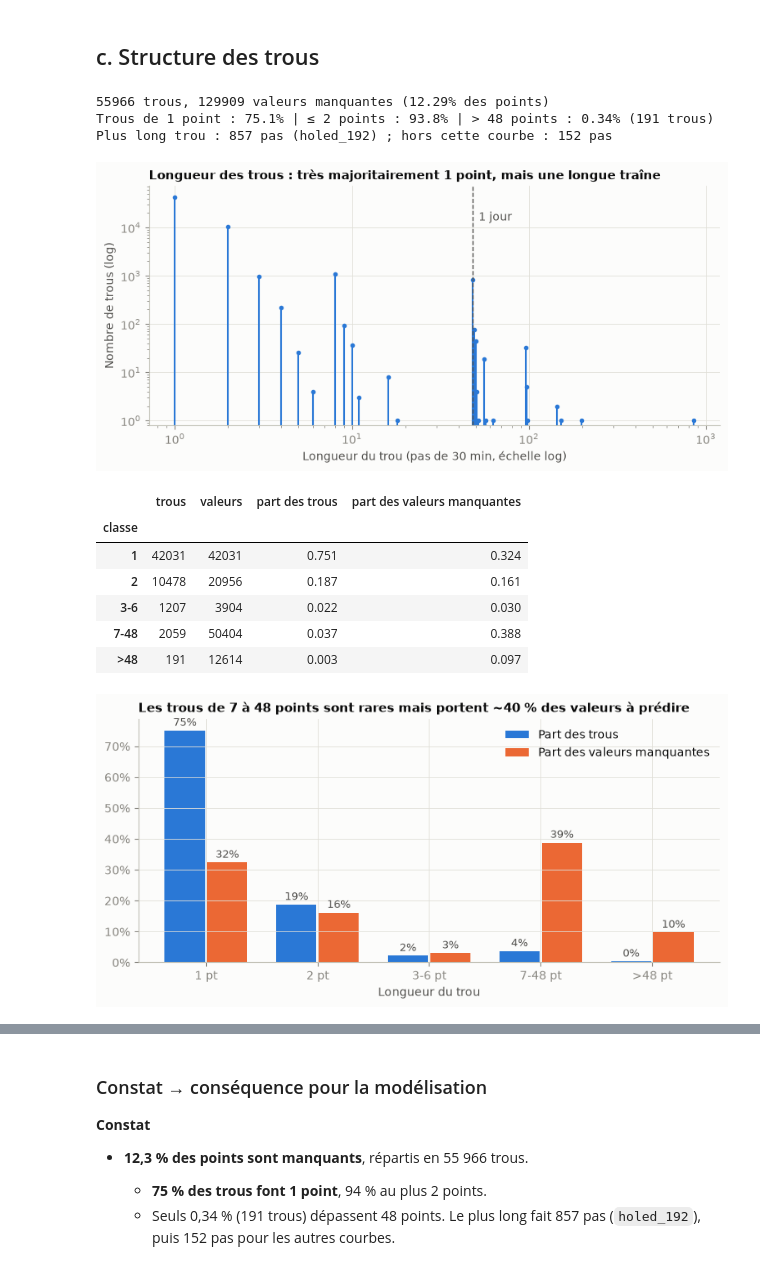
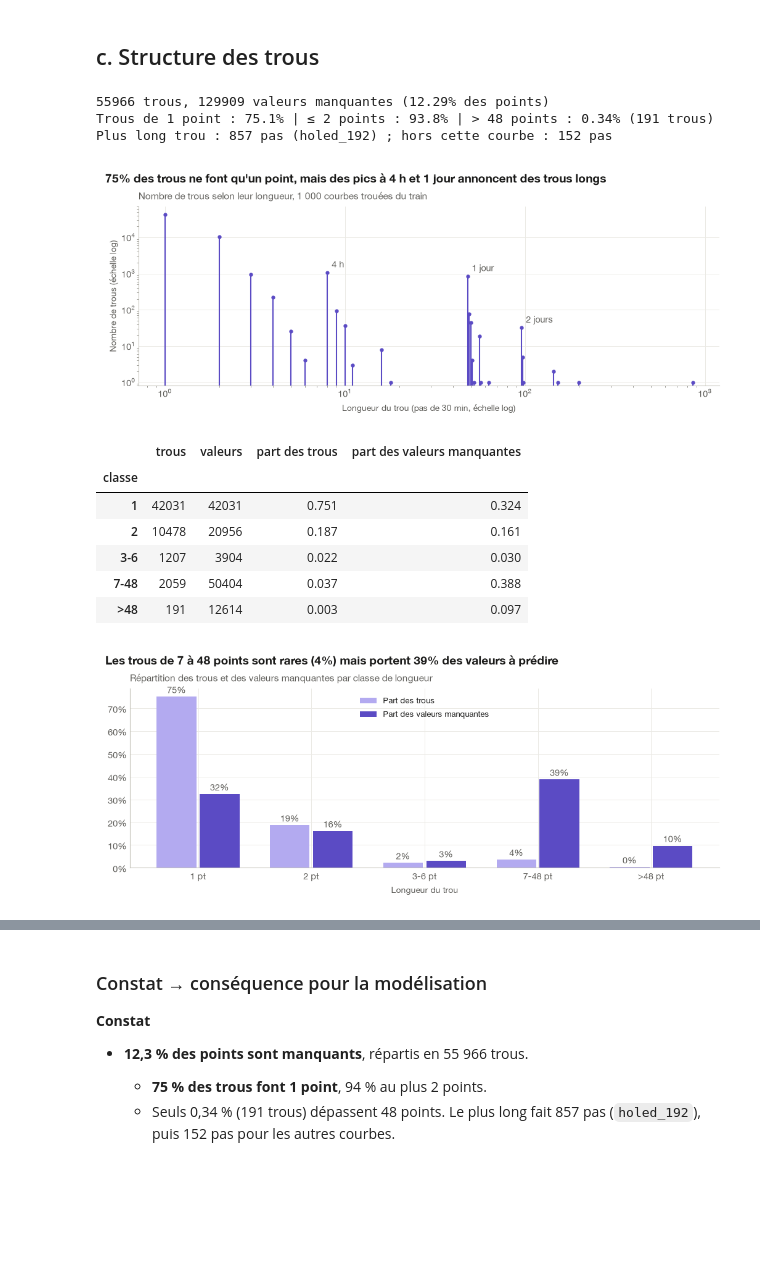
Before and after one commit to thibaudperes/ENS-ENEDIS, a Jupyter notebook: notebooks/01_eda.ipynb, the cells around one changed output, grey strips where cells are left out. Cells and saved outputs as stored; diff of their text form; code cells hidden in the pictures; blank space fills up the shorter version.

```diff
--- a/notebooks/01_eda.ipynb
+++ b/notebooks/01_eda.ipynb
@@ -411,42 +395,47 @@ pd.Series(
 # %%
 # Liste de tous les trous des 1 000 courbes trouées du train
 runs = hole_runs(mask)
 runs["courbe"] = X_holed.columns[runs["curve"]]
 runs["classe"] = length_bucket(runs["length"])
 L = runs["length"].to_numpy()
 print(f"{len(runs)} trous, {L.sum()} valeurs manquantes ({mask.mean():.2%} des points)")
 print(
     f"Trous de 1 point : {(L == 1).mean():.1%} | ≤ 2 points : {(L <= 2).mean():.1%} | "
     f"> 48 points : {(L > 48).mean():.2%} ({(L > 48).sum()} trous)"
 )
 longest = runs.loc[runs["length"].idxmax()]
 print(
     f"Plus long trou : {L.max()} pas ({longest['courbe']}) ; "
     f"hors cette courbe : {L[runs['curve'] != longest['curve']].max()} pas"
 )
 
 # Distribution des longueurs, en échelle log-log
 counts = np.bincount(L)
 lens = np.flatnonzero(counts)
-fig, ax = plt.subplots(figsize=(9, 3.8))
-ax.vlines(lens, 0.8, counts[lens], color=BLUE, lw=1.5)
-ax.plot(lens, counts[lens], "o", color=BLUE, ms=3)
+fig, ax = plt.subplots(figsize=(10, 4))
+ax.vlines(lens, 0.8, counts[lens], color=P["data"], lw=1.5)
+ax.plot(lens, counts[lens], "o", color=P["data"], ms=3.5)
 ax.set_xscale("log")
 ax.set_yscale("log")
 ax.set_ylim(bottom=0.8)
-ax.axvline(48, color=INK2, ls="--", lw=1)
-ax.text(52, counts.max() / 3, "1 jour", color=INK2)
+for n, lab in [(8, "4 h"), (48, "1 jour"), (96, "2 jours")]:
+    ax.annotate(
+        lab, (n, counts[n]), xytext=(5, 6), textcoords="offset points", color=P["ink_secondary"]
+    )
 ax.set_xlabel("Longueur du trou (pas de 30 min, échelle log)")
-ax.set_ylabel("Nombre de trous (log)")
-ax.set_title(
-    "Longueur des trous : très majoritairement 1 point, mais une longue traîne", loc="left"
+ax.set_ylabel("Nombre de trous (échelle log)")
+ax.set_title("Nombre de trous selon leur longueur, 1 000 courbes trouées du train")
+set_conclusion(
+    fig,
+    f"{(L == 1).mean():.0%} des trous ne font qu'un point, "
+    "mais des pics à 4 h et 1 jour annoncent des trous longs",
 )
-save(fig, "c1_longueur_trous")
+save_fig(fig, "c1_longueur_trous");
 # %% [output]
 55966 trous, 129909 valeurs manquantes (12.29% des points)
 Trous de 1 point : 75.1% | ≤ 2 points : 93.8% | > 48 points : 0.34% (191 trous)
 Plus long trou : 857 pas (holed_192) ; hors cette courbe : 152 pas
-[figure, old version]
+[figure, new version]
 # %%
 # Nombre de trous ≠ nombre de valeurs manquantes : un trou de 40 points pèse 40 fois plus
 # qu'un trou de 1 point dans la MAE.
@@ -457,25 +446,29 @@ by_class["part des trous"] = by_class["trous"] / by_class["trous"].sum()
 by_class["part des valeurs manquantes"] = by_class["valeurs"] / by_class["valeurs"].sum()
 display(by_class)
 
-fig, ax = plt.subplots(figsize=(9, 3.8))
+fig, ax = plt.subplots(figsize=(10, 4))
 x = np.arange(len(LENGTH_LABELS))
 w = 0.38
 for off, col, color in [
-    (-w / 2, "part des trous", BLUE),
-    (w / 2, "part des valeurs manquantes", ORANGE),
+    (-w / 2, "part des trous", P["data_light"]),
+    (w / 2, "part des valeurs manquantes", P["data"]),
 ]:
-    bars = ax.bar(x + off, by_class[col], width=w - 0.02, color=color, label=col.capitalize())
+    bars = ax.bar(x + off, by_class[col], width=w - 0.03, color=color, label=col.capitalize())
     ax.bar_label(
-        bars, labels=[f"{v:.0%}" for v in by_class[col]], padding=2, color=INK2, fontsize=9
+        bars, labels=[f"{v:.0%}" for v in by_class[col]], padding=2, color=P["ink_secondary"]
     )
 ax.set_xticks(x, [f"{c} pt" for c in LENGTH_LABELS])
 ax.yaxis.set_major_formatter(PercentFormatter(1))
 ax.set_xlabel("Longueur du trou")
-ax.set_title(
-    "Les trous de 7 à 48 points sont rares mais portent ~40 % des valeurs à prédire", loc="left"
+ax.set_title("Répartition des trous et des valeurs manquantes par classe de longueur")
+ax.legend(loc="upper center")
+set_conclusion(
+    fig,
+    f"Les trous de 7 à 48 points sont rares ({by_class.loc['7-48', 'part des trous']:.0%}) "
+    f"mais portent {by_class.loc['7-48', 'part des valeurs manquantes']:.0%} "
+    "des valeurs à prédire",
 )
-ax.legend()
-save(fig, "c2_part_par_longueur")
+save_fig(fig, "c2_part_par_longueur");
 # %% [output]
 |  | trous | valeurs | part des trous | part des valeurs manquantes |
 | classe |  |  |  |  |
@@ -484,7 +477,7 @@ save(fig, "c2_part_par_longueur")
 | 3-6 | 1207 | 3904 | 0.022 | 0.030 |
 | 7-48 | 2059 | 50404 | 0.037 | 0.388 |
 | >48 | 191 | 12614 | 0.003 | 0.097 |
-[figure, old version]
+[figure, new version]
 # %%
 # Position des trous dans le temps : le taux de valeurs manquantes varie-t-il ?
 rate_t = pd.Series(mask.mean(axis=1), index=idx)
```
Also changed, not shown: parts of 20 cells of this notebook, 17 other files.
